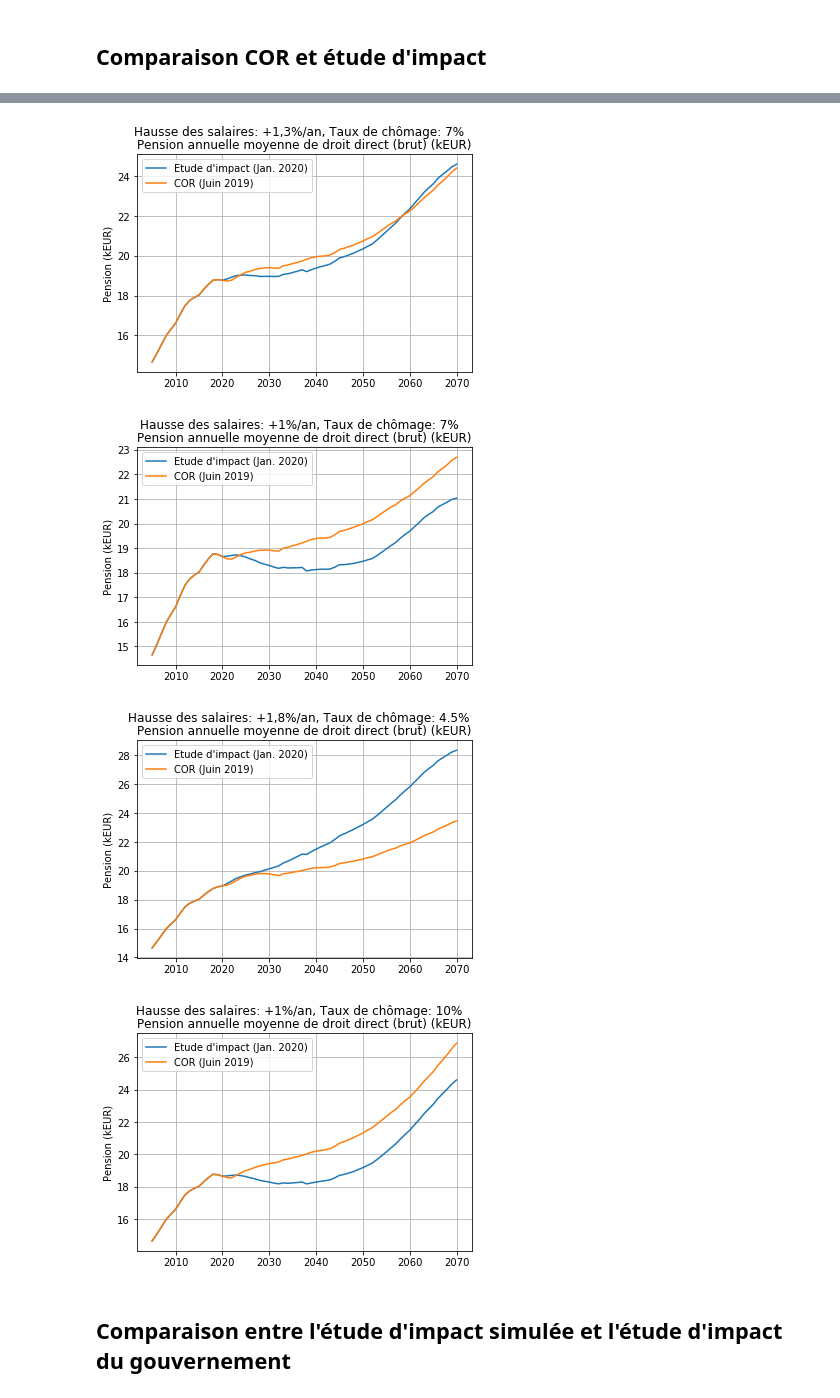
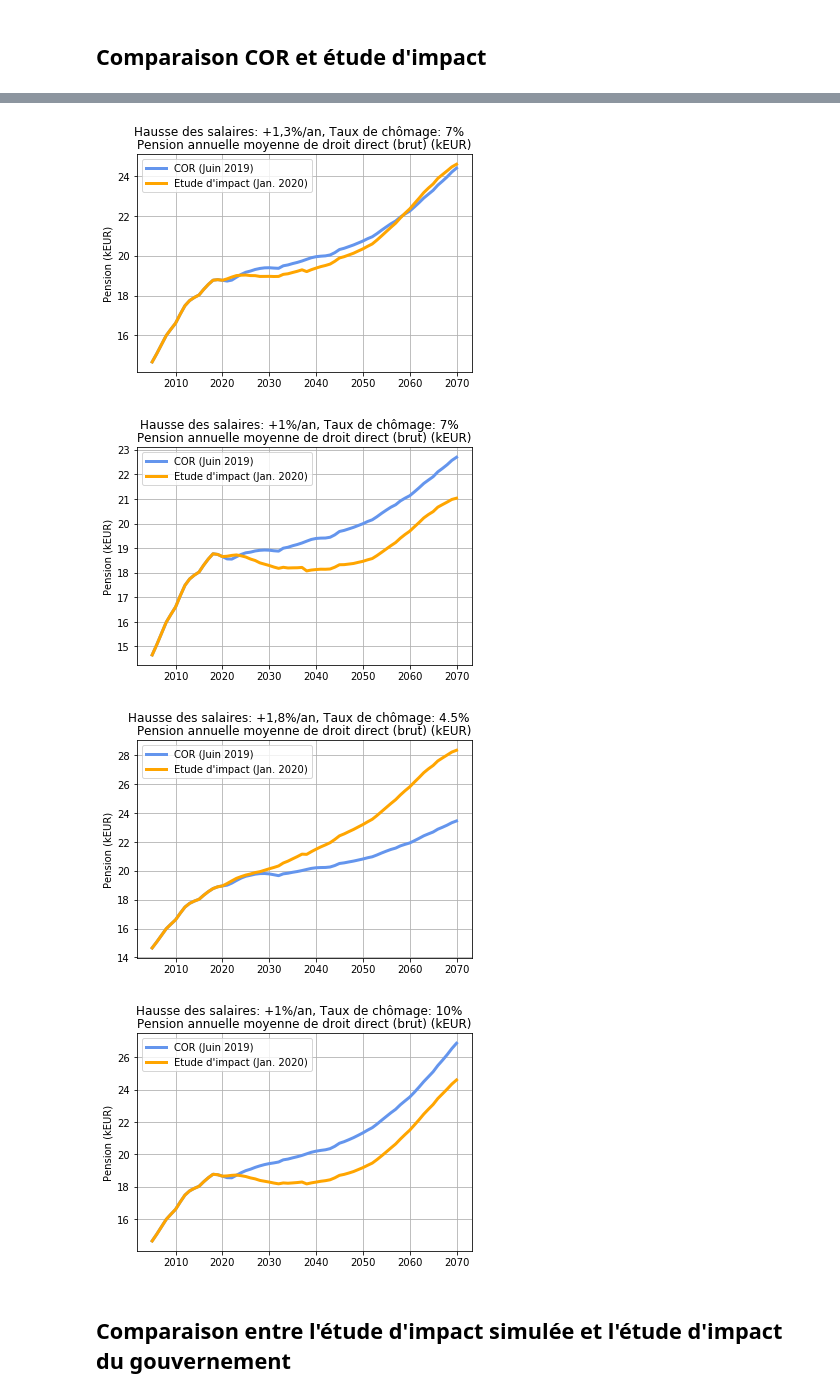
Before and after one commit to brunoscherrer/retraites, a Jupyter notebook: doc/CalculePensionAnnuelle/simulation-pension-annuelle.ipynb, the cells around one changed output, grey strips where cells are left out. Cells and saved outputs as stored; diff of their text form; code cells hidden in the pictures.

```diff
--- a/doc/CalculePensionAnnuelle/simulation-pension-annuelle.ipynb
+++ b/doc/CalculePensionAnnuelle/simulation-pension-annuelle.ipynb
@@ -170,14 +173,19 @@ analyse_COR.dessineLegende()
 # %%
+linewidth = 3
+couleur_HR = "cornflowerblue"
+couleur_SUR = "orange"
 for s in simulateur.scenarios:
     pl.figure()
     titre = simulateur.scenarios_labels[s-1]
     pl.suptitle(titre)
     pl.title("Pension annuelle moyenne de droit direct (brut) (kEUR)")
+    y = [pension_brut_COR[s][a] for a in analyse_EI.annees]
+    pl.plot(analyse_EI.annees, y, label = "COR (Juin 2019)", color = couleur_HR, linewidth = linewidth)
     y = [pension_brut_EI[s][a] for a in analyse_EI.annees]
-    pl.plot(analyse_EI.annees, y, label = "Etude d'impact (Jan. 2020)")
-    y = [pension_brut_COR[s][a] for a in analyse_EI.annees]
-    pl.plot(analyse_EI.annees, y, label = "COR (Juin 2019)")
+    pl.plot(analyse_EI.annees, y, label = "Etude d'impact (Jan. 2020)", color = couleur_SUR, linewidth = linewidth)
     pl.ylabel("Pension (kEUR)")
     pl.grid()
     pl.legend();
+    filename = "../Article4/Simulation-pension-annuelle-moyenne-%d" % (s)
+    pl.savefig(filename + ".pdf")
 # %% [output]
@@ -186,7 +194,7 @@ for s in simulateur.scenarios:
-[figure, old version]
+[figure, new version]
-[figure, old version]
+[figure, new version]
-[figure, old version]
+[figure, new version]
-[figure, old version]
+[figure, new version]
 # %% [markdown]
 ## Comparaison entre l'étude d'impact simulée et l'étude d'impact du gouvernement
 # %% [markdown]
```
Also changed, not shown: parts of 4 cells of this notebook, 15 other files.
